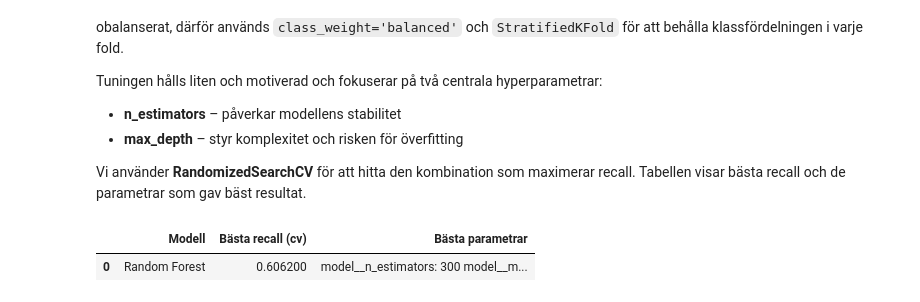
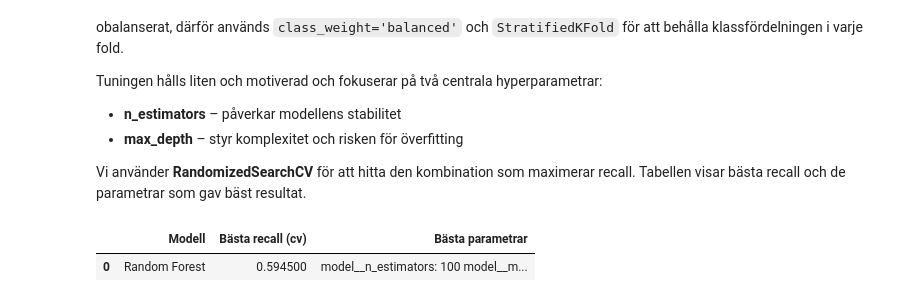
Before and after one commit to JakobWorkingHard/ML-Gruppuppgift, a Jupyter notebook: EDA/analyzing.ipynb, the cells around one changed output. Cells and saved outputs as stored; diff of their text form; code cells hidden in the pictures.

```diff
--- a/EDA/analyzing.ipynb
+++ b/EDA/analyzing.ipynb
@@ -420,32 +416,32 @@ param_dist = {
 
 search = RandomizedSearchCV(
     rf_pipe,
     param_distributions=param_dist,
     n_iter=10,
     cv=cv,
     scoring=scorer,
     n_jobs=-1,
     random_state=42
 )
 
-search.fit(X, y)
+search.fit(X_train, y_train)
 
 params_str = "\n".join([f"{k}: {v}" for k, v in search.best_params_.items()])
 
 result_table = pd.DataFrame({
     "Modell": ["Random Forest"],
     "Bästa recall (cv)": [round(search.best_score_, 4)],
     "Bästa parametrar": [params_str]
 })
 
 display(
     result_table.style.set_properties(**{
         'white-space': 'pre-wrap',
         'text-align': 'left'
     })
 )
 
 best_model = search.best_estimator_
 # %% [output]
 |  | Modell | Bästa recall (cv) | Bästa parametrar |
-| 0 | Random Forest | 0.606200 | model__n_estimators: 300 model__m... |
+| 0 | Random Forest | 0.594500 | model__n_estimators: 100 model__m... |
```
Also changed, not shown: parts of 11 cells of this notebook.
